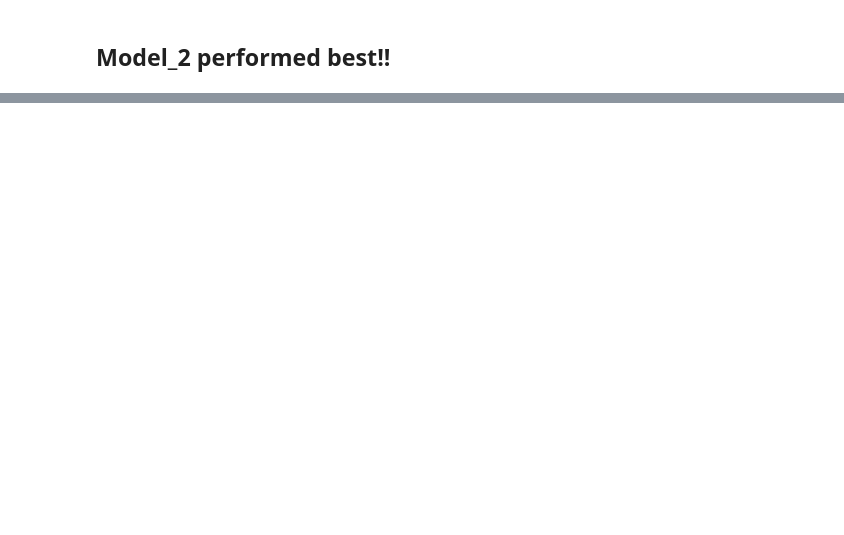
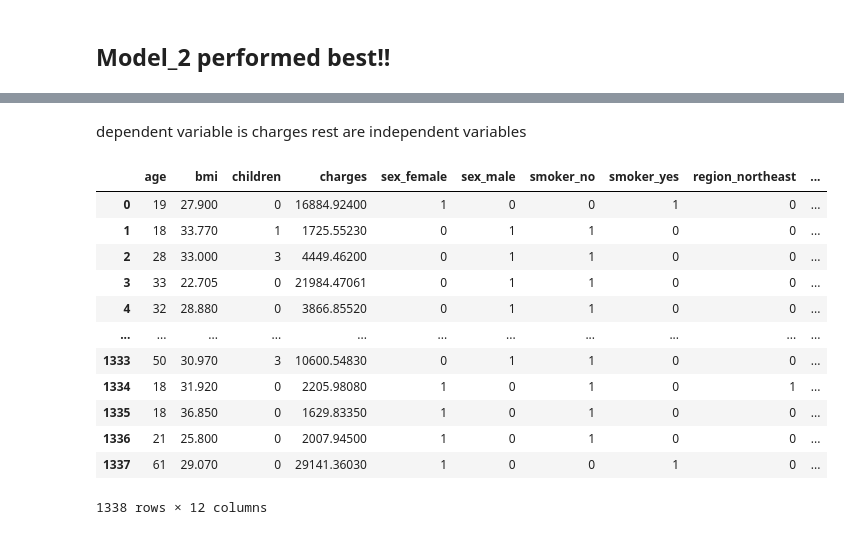
Before and after one commit to geetika18/Tensorflow-Playground, a Jupyter notebook: 01_Neural_network_regression_with_tensorflow.ipynb, the cells around one changed output, grey strips where cells are left out. Cells and saved outputs as stored; diff of their text form; code cells hidden in the pictures; blank space fills up the shorter version.

```diff
--- a/01_Neural_network_regression_with_tensorflow.ipynb
+++ b/01_Neural_network_regression_with_tensorflow.ipynb
@@ -602,0 +504,4 @@ _________________________________________________________________
+# %%
+# Read insurance dataset
+insurance = pd.read_csv("https://raw.githubusercontent.com/stedy/Machine-Learning-with-R-datasets/master/insurance.csv")
+insurance
@@ -602,0 +522,21 @@ _________________________________________________________________
+# %% [markdown]
+dependent variable is charges
+rest are independent variables
+# %%
+#one hot encoding - categorical into numerical
+insurance_one_hot = pd.get_dummies(insurance)
+insurance_one_hot
+# %% [output]
+|  | age | bmi | children | charges | sex_female | sex_male | smoker_no | smoker_yes | region_northeast | ... |
+| 0 | 19 | 27.900 | 0 | 16884.92400 | 1 | 0 | 0 | 1 | 0 | ... |
+| 1 | 18 | 33.770 | 1 | 1725.55230 | 0 | 1 | 1 | 0 | 0 | ... |
+| 2 | 28 | 33.000 | 3 | 4449.46200 | 0 | 1 | 1 | 0 | 0 | ... |
+| 3 | 33 | 22.705 | 0 | 21984.47061 | 0 | 1 | 1 | 0 | 0 | ... |
+| 4 | 32 | 28.880 | 0 | 3866.85520 | 0 | 1 | 1 | 0 | 0 | ... |
+| ... | ... | ... | ... | ... | ... | ... | ... | ... | ... | ... |
+| 1333 | 50 | 30.970 | 3 | 10600.54830 | 0 | 1 | 1 | 0 | 0 | ... |
+| 1334 | 18 | 31.920 | 0 | 2205.98080 | 1 | 0 | 1 | 0 | 1 | ... |
+| 1335 | 18 | 36.850 | 0 | 1629.83350 | 1 | 0 | 1 | 0 | 0 | ... |
+| 1336 | 21 | 25.800 | 0 | 2007.94500 | 1 | 0 | 1 | 0 | 0 | ... |
+| 1337 | 61 | 29.070 | 0 | 29141.36030 | 1 | 0 | 0 | 1 | 0 | ... |
+1338 rows × 12 columns
```
Also changed, not shown: parts of 45 cells of this notebook.
